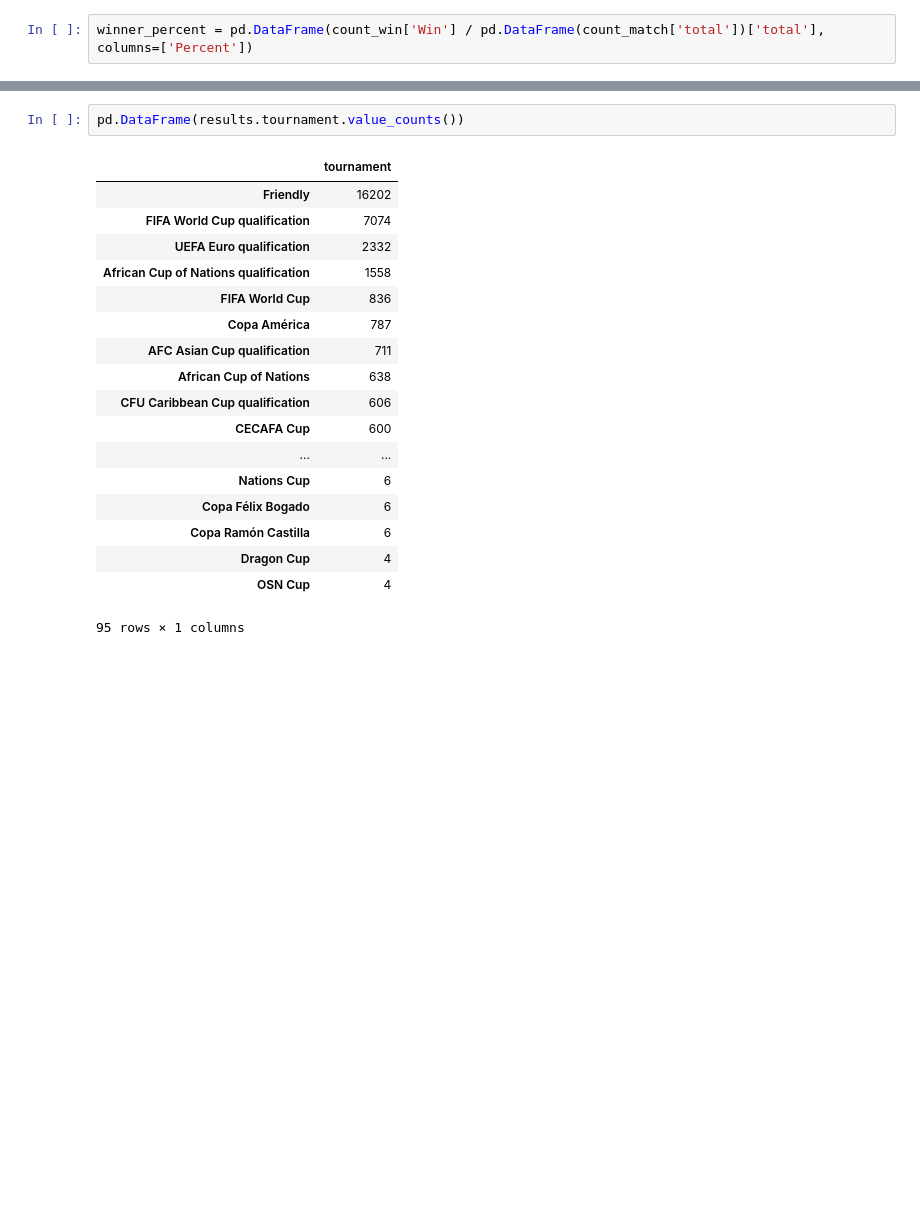
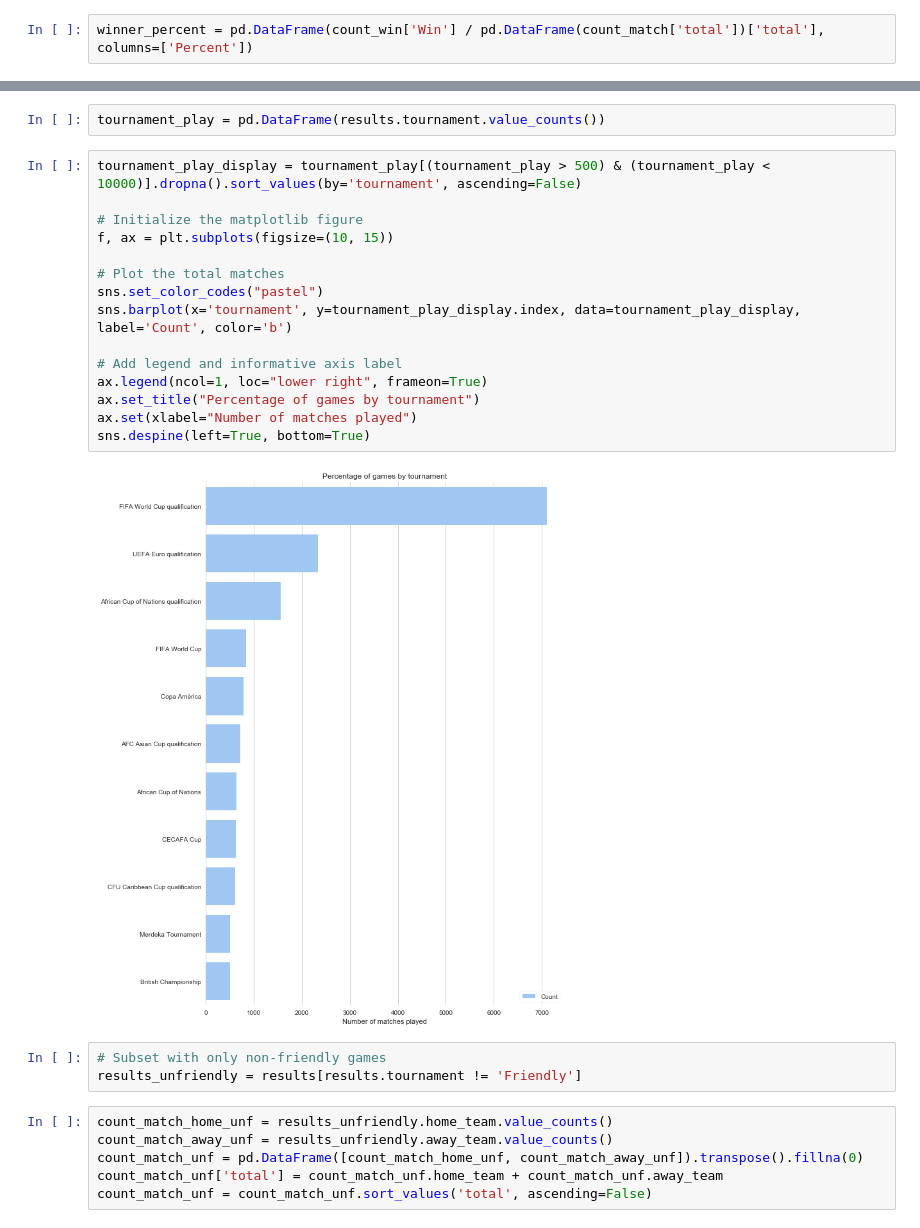
Before and after one commit to StevenGolovkine/internationalFootballResults, a Jupyter notebook: InternationalFootballResults.ipynb, the cells around one changed output, grey strips where cells are left out. Saved outputs shown, nothing was run; the diff lists cells and outputs as text; blank space fills up the shorter version.

```diff
--- a/InternationalFootballResults.ipynb
+++ b/InternationalFootballResults.ipynb
@@ -167,21 +174,28 @@ Thus, this two countries played only one official match. So, we can not say that
 # %%
-pd.DataFrame(results.tournament.value_counts())
+tournament_play = pd.DataFrame(results.tournament.value_counts())
-# %% [output]
-|  | tournament |
-| Friendly | 16202 |
-| FIFA World Cup qualification | 7074 |
-| UEFA Euro qualification | 2332 |
-| African Cup of Nations qualification | 1558 |
-| FIFA World Cup | 836 |
-| Copa América | 787 |
-| AFC Asian Cup qualification | 711 |
-| African Cup of Nations | 638 |
-| CFU Caribbean Cup qualification | 606 |
-| CECAFA Cup | 600 |
-| ... | ... |
-| Nations Cup | 6 |
-| Copa Félix Bogado | 6 |
-| Copa Ramón Castilla | 6 |
-| Dragon Cup | 4 |
-| OSN Cup | 4 |
-95 rows × 1 columns
+# %%
+tournament_play_display = tournament_play[(tournament_play > 500) & (tournament_play < 10000)].dropna().sort_values(by='tournament', ascending=False)
+
+# Initialize the matplotlib figure
+f, ax = plt.subplots(figsize=(10, 15))
+
+# Plot the total matches
+sns.set_color_codes("pastel")
+sns.barplot(x='tournament', y=tournament_play_display.index, data=tournament_play_display, label='Count', color='b')
+
+# Add legend and informative axis label
+ax.legend(ncol=1, loc="lower right", frameon=True)
+ax.set_title("Percentage of games by tournament")
+ax.set(xlabel="Number of matches played")
+sns.despine(left=True, bottom=True)
+# %% [output]
+[figure, added]
+# %%
+# Subset with only non-friendly games
+results_unfriendly = results[results.tournament != 'Friendly']
+# %%
+count_match_home_unf = results_unfriendly.home_team.value_counts()
+count_match_away_unf = results_unfriendly.away_team.value_counts()
+count_match_unf = pd.DataFrame([count_match_home_unf, count_match_away_unf]).transpose().fillna(0)
+count_match_unf['total'] = count_match_unf.home_team + count_match_unf.away_team
+count_match_unf = count_match_unf.sort_values('total', ascending=False)
```
Also changed, not shown: parts of 36 cells of this notebook, 4 other files.
